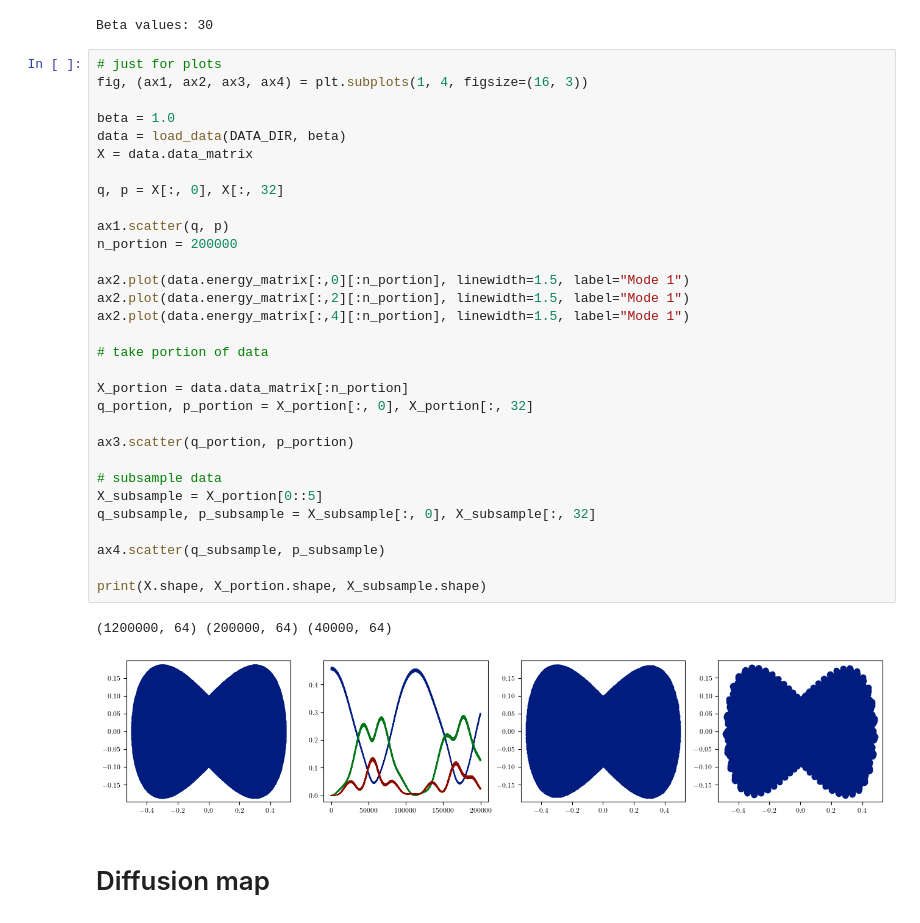
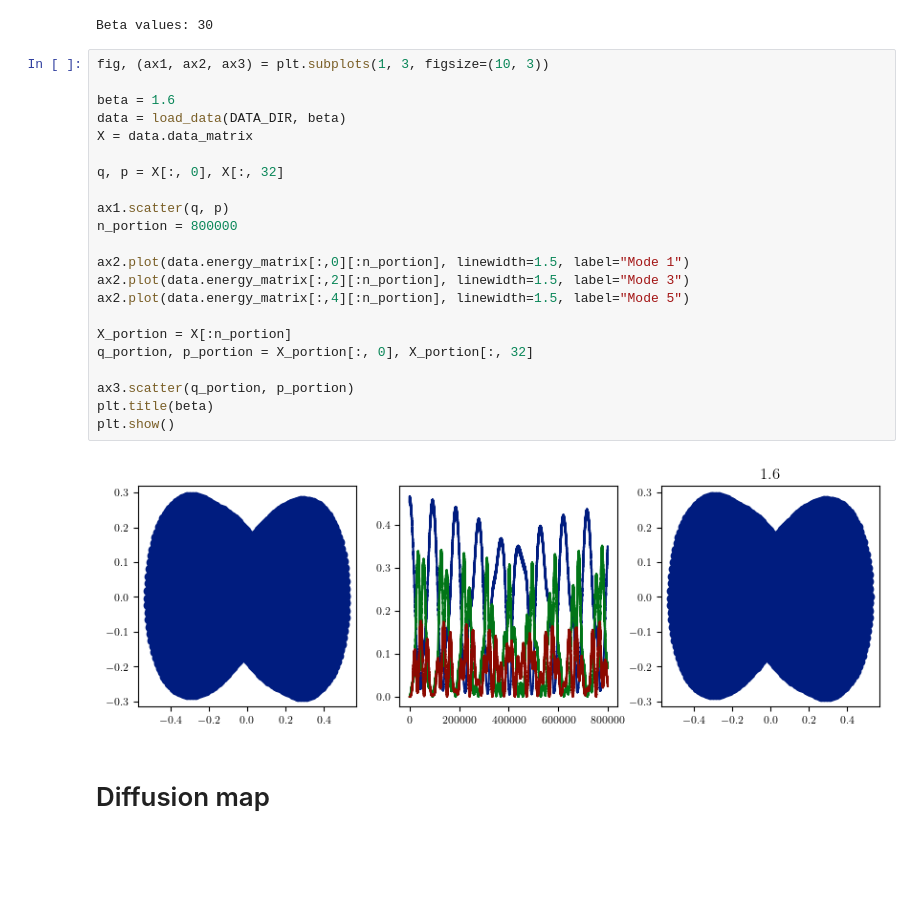
Before and after one commit to aleromualdi/FPU-Integrator, a Jupyter notebook: notebooks/02_diffusion_map.ipynb, the cells around one changed output. Cells and saved outputs as stored; diff of their text form; blank space fills up the shorter version.

```diff
--- a/notebooks/02_diffusion_map.ipynb
+++ b/notebooks/02_diffusion_map.ipynb
@@ -50,39 +45,29 @@ print('Beta values:',len(BETA_VALUES))
 # %% [output]
 Beta values: 30
 # %%
-# just for plots
-fig, (ax1, ax2, ax3, ax4) = plt.subplots(1, 4, figsize=(16, 3))
+fig, (ax1, ax2, ax3) = plt.subplots(1, 3, figsize=(10, 3))
 
-beta = 1.0
+beta = 1.6
 data = load_data(DATA_DIR, beta)
 X = data.data_matrix
 
 q, p = X[:, 0], X[:, 32]
 
 ax1.scatter(q, p)
-n_portion = 200000
+n_portion = 800000
 
 ax2.plot(data.energy_matrix[:,0][:n_portion], linewidth=1.5, label="Mode 1")
-ax2.plot(data.energy_matrix[:,2][:n_portion], linewidth=1.5, label="Mode 1")
-ax2.plot(data.energy_matrix[:,4][:n_portion], linewidth=1.5, label="Mode 1")
+ax2.plot(data.energy_matrix[:,2][:n_portion], linewidth=1.5, label="Mode 3")
+ax2.plot(data.energy_matrix[:,4][:n_portion], linewidth=1.5, label="Mode 5")
 
-# take portion of data
-
-X_portion = data.data_matrix[:n_portion]
+X_portion = X[:n_portion]
 q_portion, p_portion = X_portion[:, 0], X_portion[:, 32]
 
 ax3.scatter(q_portion, p_portion)
-
-# subsample data
-X_subsample = X_portion[0::5]
-q_subsample, p_subsample = X_subsample[:, 0], X_subsample[:, 32]
-
-ax4.scatter(q_subsample, p_subsample)
-
-print(X.shape, X_portion.shape, X_subsample.shape)
+plt.title(beta)
+plt.show()
 # %% [output]
-(1200000, 64) (200000, 64) (40000, 64)
-[figure, old version]
+[figure, new version]
 # %% [markdown]
 # Diffusion map
 # %% [markdown]
```
Also changed, not shown: parts of 14 cells of this notebook.
